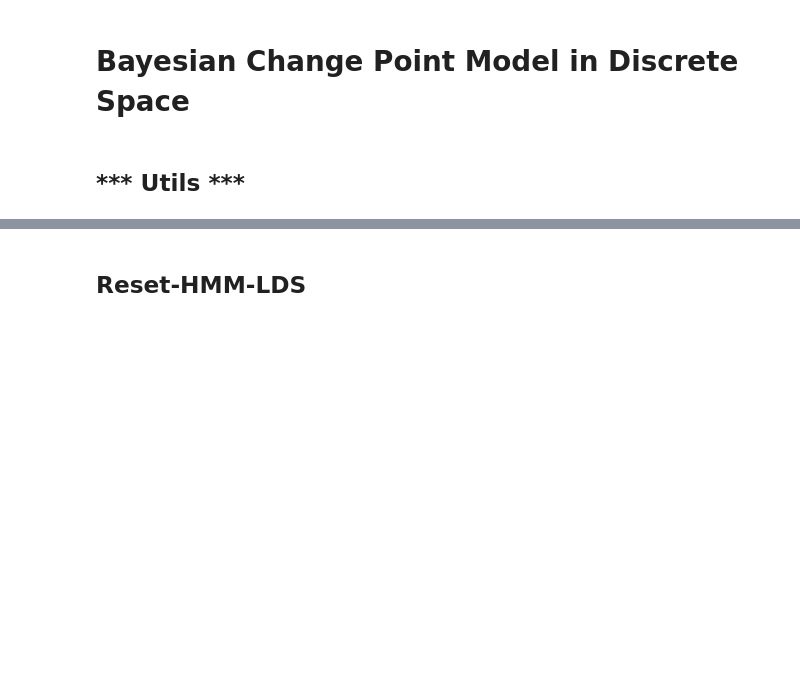
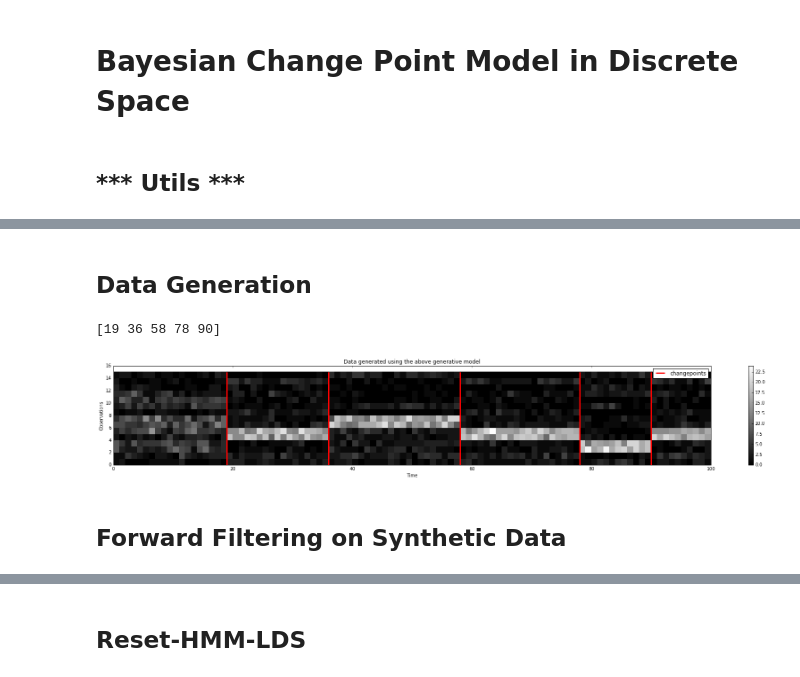
Before and after one commit to cagatayyildiz/bayesian, a Jupyter notebook: BCPM_Discrete.ipynb, the cells around one changed output, grey strips where cells are left out. Cells and saved outputs as stored; diff of their text form; code cells hidden in the pictures; blank space fills up the shorter version.

```diff
--- a/BCPM_Discrete.ipynb
+++ b/BCPM_Discrete.ipynb
@@ -61,0 +100,43 @@ def save_array(filename, X, format = '%.6f'):
+# %% [markdown]
+## Data Generation
+# %%
+K = 6
+M = 15
+T = 100
+
+c = 0.05
+pi = np.ones(K)
+B = np.random.random((M, K))
+idx = np.arange(int(M/K)*K)
+# idx = np.random.permutation(np.arange(int(M/K)*K))
+idx = np.reshape(idx,(K,int(M/K)))
+for i in range(K-1):
+    B[idx[i,:],i] += 5
+B = normalize(B)
+
+def gen_data(c_=c, pi_=pi, B_=B, T_=T):
+    [M_, K_] = B.shape
+    S = np.random.binomial(1, c_, size=T_)
+    cps = np.where(S==1)[0]
+    H = np.zeros(T_)
+    V = np.zeros((M_,T_))
+    for t in range(T_):
+        if t==0:
+            H[t] = randgen(pi_)
+        elif S[t]:
+            H[t] = randgen(pi_)
+            while H[t] == H[t-1]:
+                H[t] = randgen(pi_)
+        else:
+            H[t] = H[t-1]
+        V[:,t] = np.random.multinomial(50, B_[:,H[t]])
+    return cps, S, H, V
+
+cps, S, H, V = gen_data()
+plot_hist(V,S,title="Data generated using the above generative model", xlabel="Time",ylabel="Observations")
+print(cps)
+# %% [output]
+[19 36 58 78 90]
+[figure, added]
+# %% [markdown]
+## Forward Filtering on Synthetic Data
```
Also changed, not shown: parts of 16 cells of this notebook, 9 other files.
